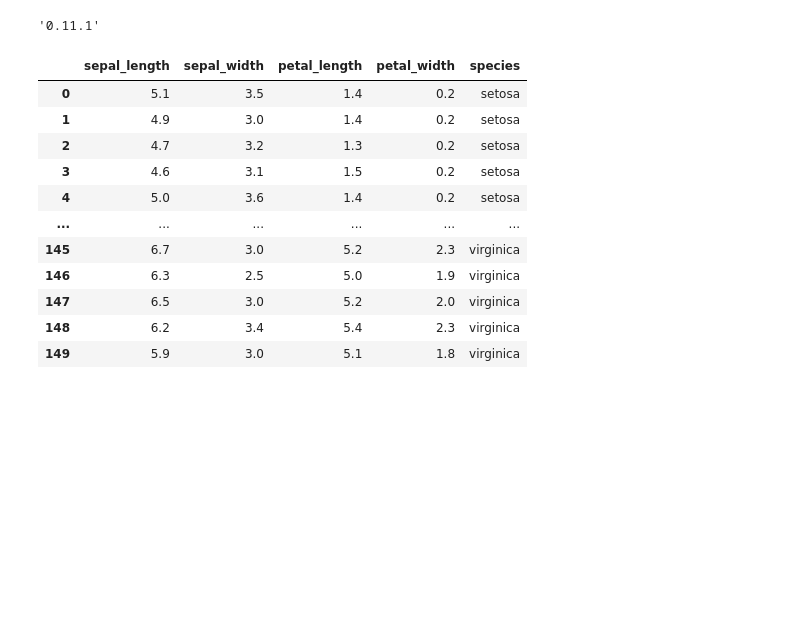
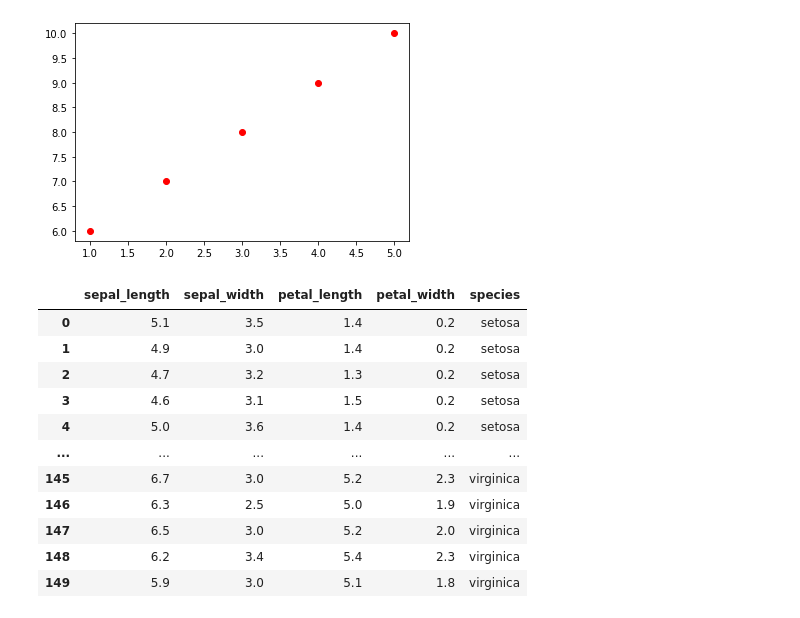
Before and after one commit to doggala-penchal/applied_ai_course, a Jupyter notebook: Module_2/11.1 Introduction to IRIS dataset and 2D scatter plot .ipynb, the cells around one changed output. Cells and saved outputs as stored; diff of their text form; code cells hidden in the pictures; blank space fills up the shorter version.

```diff
--- a/Module_2/11.1 Introduction to IRIS dataset and 2D scatter plot .ipynb
+++ b/Module_2/11.1 Introduction to IRIS dataset and 2D scatter plot .ipynb
@@ -6,12 +10,10 @@
-# %%
-import pandas as pd
-import numpy as np
-import matplotlib.pyplot as plt
-import seaborn as sns
-sns.__version__
-#sns.set_theme(style='darkgrid')
-# %% [output]
-'0.11.1'
+# %%
+x = np.array([1,2,3,4,5])
+y = np.array([6,7,8,9,10])
+plt.plot(x, y, 'ro')
+plt.show()
+# %% [output]
+[figure, added]
 # %%
 data = pd.read_csv('iris.csv')
 data
```
Also changed, not shown: parts of 24 cells of this notebook, 2 other files.
